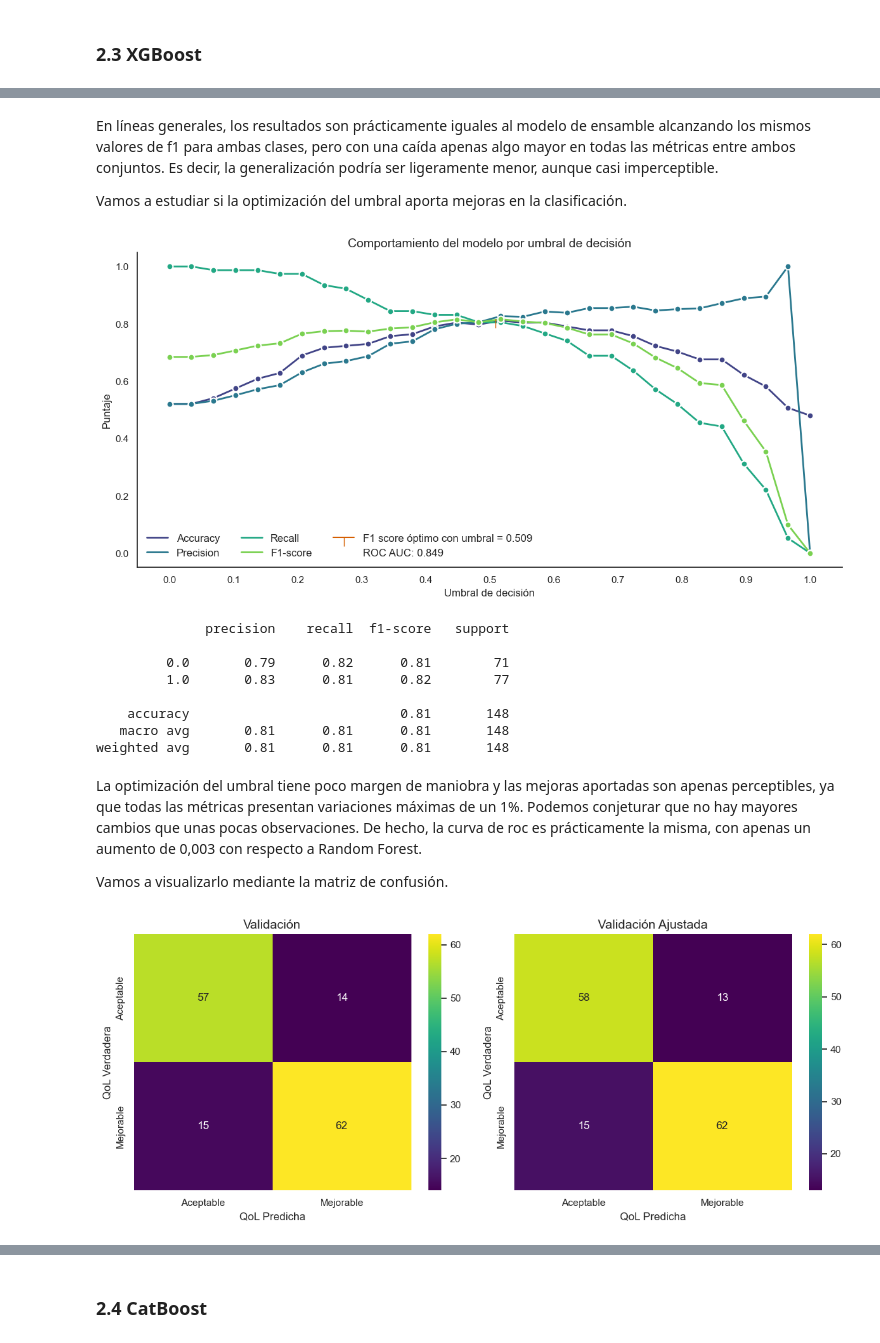
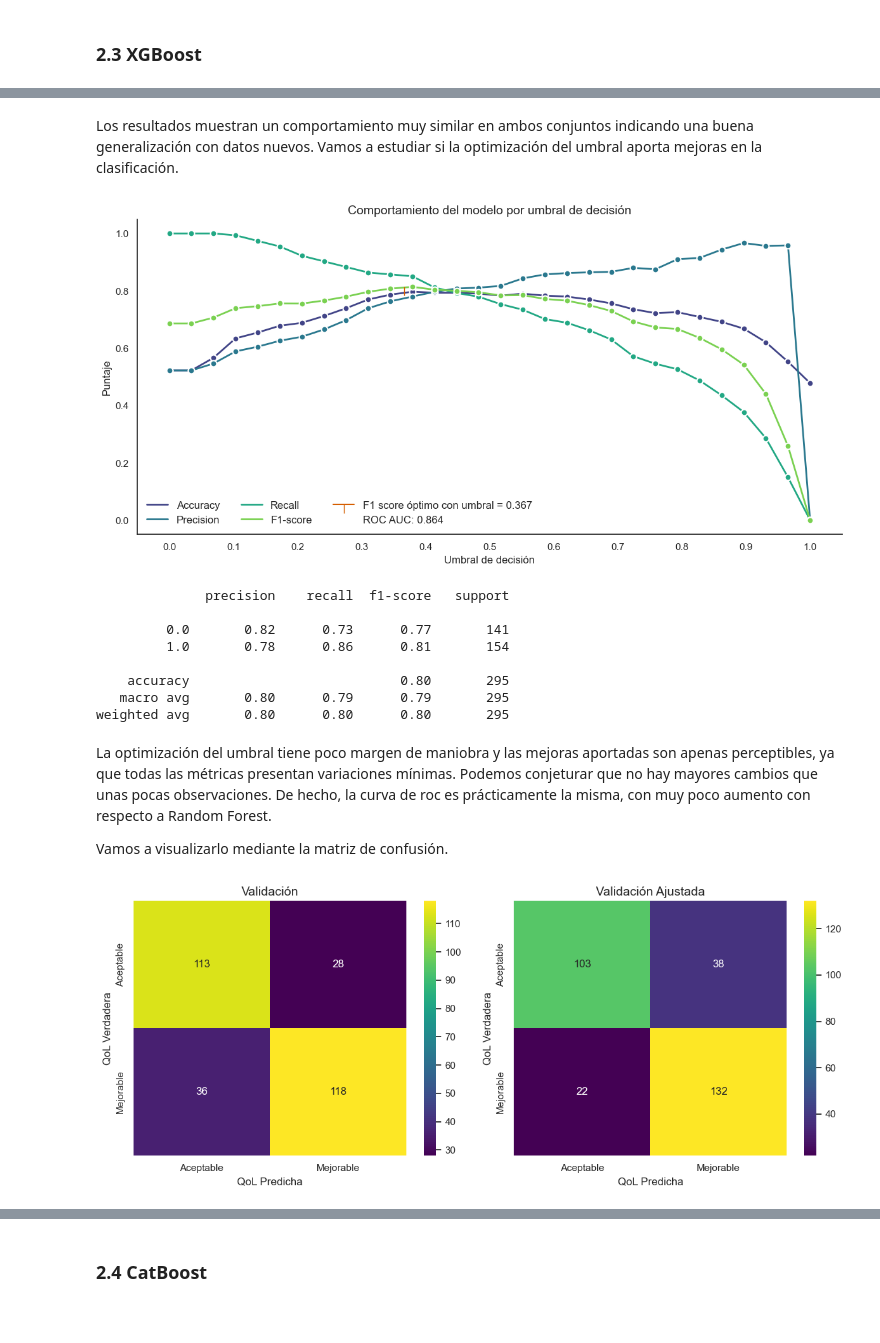
Before and after one commit to ppimas-uoc/TFG---Inteligencia-Artificial, a Jupyter notebook: Fase 2/2.2_Modelado_binario.ipynb, the cells around one changed output, grey strips where cells are left out. Cells and saved outputs as stored; diff of their text form; code cells hidden in the pictures.

```diff
--- a/Fase 2/2.2_Modelado_binario.ipynb
+++ b/Fase 2/2.2_Modelado_binario.ipynb
@@ -490,3 +468,3 @@ Como hemos mencionado anteriormente, el ajuste del umbral reduce los falsos nega
 # %%
-afn.viz_threshold_optimization(probs_rf, y_val, y_pred_proba_rf, rf_best_threshold)
+afn.viz_threshold_optimization(probs_rf, y_test, y_pred_proba_rf, rf_best_threshold)
 # %% [output]
@@ -498,11 +476,11 @@ El gráfico evidencia como el umbral fija la clasificación en el punto donde co
 # %%
 # Realizamos el mismo flujo de trabajo que en los modelos anteriores
 xg_parameters = {
-    'eta': [0.01, 0.02, 0.03],
-    'max_depth': [12, 14],
-    'min_child_weight': [3, 4, 5],
-    'n_estimators': [150, 175, 200],
-    'subsample': [0.5, 1.0]
+    'eta': [0.05],
+    'max_depth': [10],
+    'min_child_weight': [4],
+    'n_estimators': [100],
+    'subsample': [0.5]
 }
 xg_model = XGBClassifier(
     objective='binary:logistic',
@@ -547,8 +521,8 @@ El modelo encontrado obtiene una muy leve mejoría en el valor de F1 macro con r
 # %%
 # Continuamos con el análisis del mejor modelo encontrado
 xg_model = xg_grid.best_estimator_
-y_pred_xg = xg_model.predict_proba(X_val)
-y_pred_train_xg, y_pred_val_xg, xg_report= afn.viz_classification_reports(xg_model, X_train, y_train, X_val, y_val)
+y_pred_xg = xg_model.predict_proba(X_test)
+y_pred_train_xg, y_pred_val_xg, xg_report= afn.viz_classification_reports(xg_model, X_train, y_train, X_test, y_test)
 # %% [output]
 Reporte sobre el conjunto de ENTRENAMIENTO:
               precision    recall  f1-score   support
@@ -573,32 +547,30 @@ weighted avg       0.80      0.80      0.80       148
 # %% [markdown]
-En líneas generales, los resultados son prácticamente iguales al modelo de ensamble alcanzando los mismos valores de f1 para ambas clases, pero con una caída apenas algo mayor en todas las métricas entre ambos conjuntos. Es decir, la generalización podría ser ligeramente menor, aunque casi imperceptible.
-
-Vamos a estudiar si la optimización del umbral aporta mejoras en la clasificación.
+Los resultados muestran un comportamiento muy similar en ambos conjuntos indicando una buena generalización con datos nuevos. Vamos a estudiar si la optimización del umbral aporta mejoras en la clasificación.
 # %%
 # Obtenemos el umbral y graficamos su evolución
-xg_best_threshold, xg_metrics = afn.viz_threshold_behavior(xg_model, X_val, y_val, num_thresholds=30)
+xg_best_threshold, xg_metrics = afn.viz_threshold_behavior(xg_model, X_test, y_test, num_thresholds=30)
 probs_xg = y_pred_xg[:, 1]
 y_pred_proba_xg = (probs_xg >= xg_best_threshold)
 xg_metrics['model'] = 'XGBoost'
 # %% [output]
-[figure, old version]
+[figure, new version]
 # %%
-print(classification_report(y_val, y_pred_proba_xg))
+print(classification_report(y_test, y_pred_proba_xg))
 # %% [output]
               precision    recall  f1-score   support
 
-         0.0       0.79      0.82      0.81        71
-         1.0       0.83      0.81      0.82        77
+         0.0       0.82      0.73      0.77       141
+         1.0       0.78      0.86      0.81       154
 
-    accuracy                           0.81       148
-   macro avg       0.81      0.81      0.81       148
-weighted avg       0.81      0.81      0.81       148
+    accuracy                           0.80       295
+   macro avg       0.80      0.79      0.79       295
+weighted avg       0.80      0.80      0.80       295
 # %% [markdown]
-La optimización del umbral tiene poco margen de maniobra y las mejoras aportadas son apenas perceptibles, ya que todas las métricas presentan variaciones máximas de un 1%. Podemos conjeturar que no hay mayores cambios que unas pocas observaciones. De hecho, la curva de roc es prácticamente la misma, con apenas un aumento de 0,003 con respecto a Random Forest.
+La optimización del umbral tiene poco margen de maniobra y las mejoras aportadas son apenas perceptibles, ya que todas las métricas presentan variaciones mínimas. Podemos conjeturar que no hay mayores cambios que unas pocas observaciones. De hecho, la curva de roc es prácticamente la misma, con muy poco aumento con respecto a Random Forest.
 
 Vamos a visualizarlo mediante la matriz de confusión.
 # %%
-afn.viz_confusion_matrix_thres(labels, y_val, y_pred_val_xg, y_pred_proba_xg)
+afn.viz_confusion_matrix_thres(labels, y_test, y_pred_val_xg, y_pred_proba_xg)
 # %% [output]
-[figure, old version]
+[figure, new version]
 # %% [markdown]
```
Also changed, not shown: parts of 78 cells of this notebook, 9 other files.
